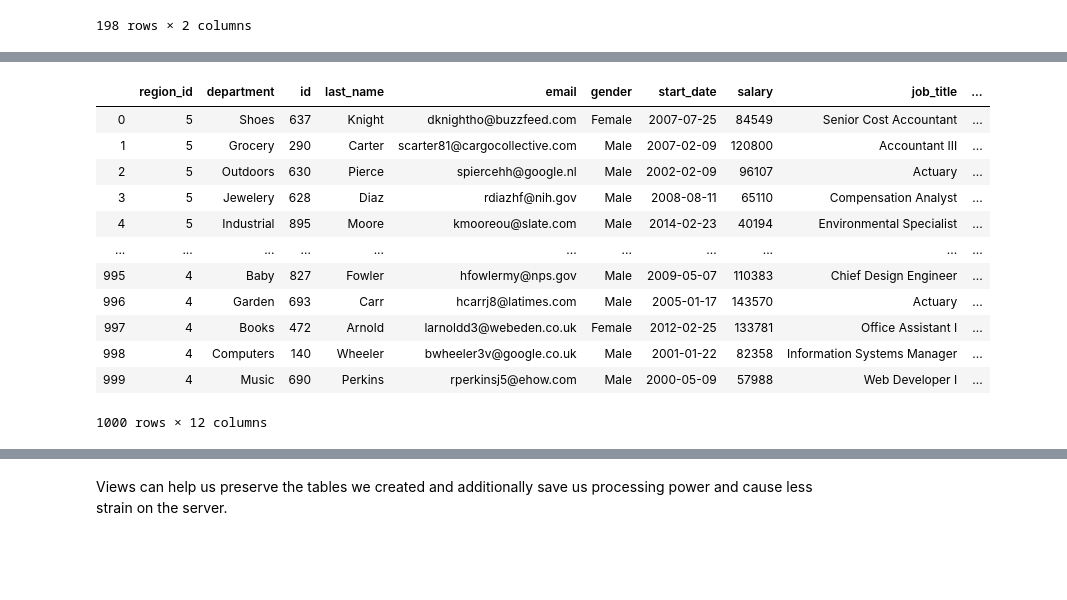
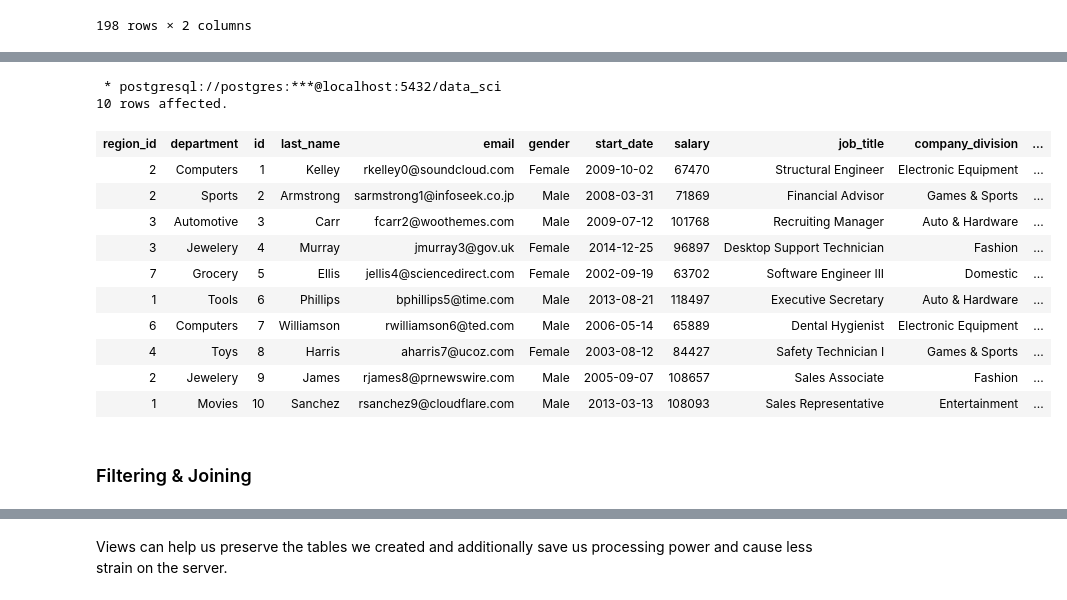
Before and after one commit to yasharmansouri/SQL-for-Data-Science, a Jupyter notebook: sql_for_data_science.ipynb, the cells around one changed output, grey strips where cells are left out. Saved outputs shown, nothing was run; the diff lists cells and outputs as text; code cells hidden in the pictures; blank space fills up the shorter version.

```diff
--- a/sql_for_data_science.ipynb
+++ b/sql_for_data_science.ipynb
@@ -711,27 +861,26 @@ pd.DataFrame(cur.fetchall(), columns=cols)
 # %%
-#we can use USING(shared_column_name) when the column names are the same
-cmd = """SELECT *
-         FROM staff
-         LEFT JOIN company_divisions
-         USING (department)
-         LEFT JOIN company_regions
-         USING (region_id)
-         ORDER BY country, company_regions
-      """
-cur.execute(cmd)
-cols = [x[0] for x in cur.description]
-pd.DataFrame(cur.fetchall(), columns=cols)
+%%sql
+-- # we can use USING(shared_column_name) when the column names are the same
+SELECT *
+      FROM staff
+      LEFT JOIN company_divisions
+      USING (department)
+      LEFT JOIN company_regions
+      USING (region_id)
+      LIMIT 10;
 # %% [output]
+ * postgresql://postgres:***@localhost:5432/data_sci
+10 rows affected.
-|  | region_id | department | id | last_name | email | gender | start_date | salary | job_title | ... |
-| 0 | 5 | Shoes | 637 | Knight | dknightho@buzzfeed.com | Female | 2007-07-25 | 84549 | Senior Cost Accountant | ... |
-| 1 | 5 | Grocery | 290 | Carter | scarter81@cargocollective.com | Male | 2007-02-09 | 120800 | Accountant III | ... |
-| 2 | 5 | Outdoors | 630 | Pierce | spiercehh@google.nl | Male | 2002-02-09 | 96107 | Actuary | ... |
-| 3 | 5 | Jewelery | 628 | Diaz | rdiazhf@nih.gov | Male | 2008-08-11 | 65110 | Compensation Analyst | ... |
-| 4 | 5 | Industrial | 895 | Moore | kmooreou@slate.com | Male | 2014-02-23 | 40194 | Environmental Specialist | ... |
-| ... | ... | ... | ... | ... | ... | ... | ... | ... | ... | ... |
-| 995 | 4 | Baby | 827 | Fowler | hfowlermy@nps.gov | Male | 2009-05-07 | 110383 | Chief Design Engineer | ... |
-| 996 | 4 | Garden | 693 | Carr | hcarrj8@latimes.com | Male | 2005-01-17 | 143570 | Actuary | ... |
-| 997 | 4 | Books | 472 | Arnold | larnoldd3@webeden.co.uk | Female | 2012-02-25 | 133781 | Office Assistant I | ... |
-| 998 | 4 | Computers | 140 | Wheeler | bwheeler3v@google.co.uk | Male | 2001-01-22 | 82358 | Information Systems Manager | ... |
-| 999 | 4 | Music | 690 | Perkins | rperkinsj5@ehow.com | Male | 2000-05-09 | 57988 | Web Developer I | ... |
+| region_id | department | id | last_name | email | gender | start_date | salary | job_title | company_division | ... |
+| 2 | Computers | 1 | Kelley | rkelley0@soundcloud.com | Female | 2009-10-02 | 67470 | Structural Engineer | Electronic Equipment | ... |
+| 2 | Sports | 2 | Armstrong | sarmstrong1@infoseek.co.jp | Male | 2008-03-31 | 71869 | Financial Advisor | Games & Sports | ... |
+| 3 | Automotive | 3 | Carr | fcarr2@woothemes.com | Male | 2009-07-12 | 101768 | Recruiting Manager | Auto & Hardware | ... |
+| 3 | Jewelery | 4 | Murray | jmurray3@gov.uk | Female | 2014-12-25 | 96897 | Desktop Support Technician | Fashion | ... |
+| 7 | Grocery | 5 | Ellis | jellis4@sciencedirect.com | Female | 2002-09-19 | 63702 | Software Engineer III | Domestic | ... |
+| 1 | Tools | 6 | Phillips | bphillips5@time.com | Male | 2013-08-21 | 118497 | Executive Secretary | Auto & Hardware | ... |
+| 6 | Computers | 7 | Williamson | rwilliamson6@ted.com | Male | 2006-05-14 | 65889 | Dental Hygienist | Electronic Equipment | ... |
+| 4 | Toys | 8 | Harris | aharris7@ucoz.com | Female | 2003-08-12 | 84427 | Safety Technician I | Games & Sports | ... |
+| 2 | Jewelery | 9 | James | rjames8@prnewswire.com | Male | 2005-09-07 | 108657 | Sales Associate | Fashion | ... |
+| 1 | Movies | 10 | Sanchez | rsanchez9@cloudflare.com | Male | 2013-03-13 | 108093 | Sales Representative | Entertainment | ... |
-1000 rows × 12 columns
+# %% [markdown]
+### Filtering & Joining
```
Also changed, not shown: parts of 162 cells of this notebook, 1 other file.
